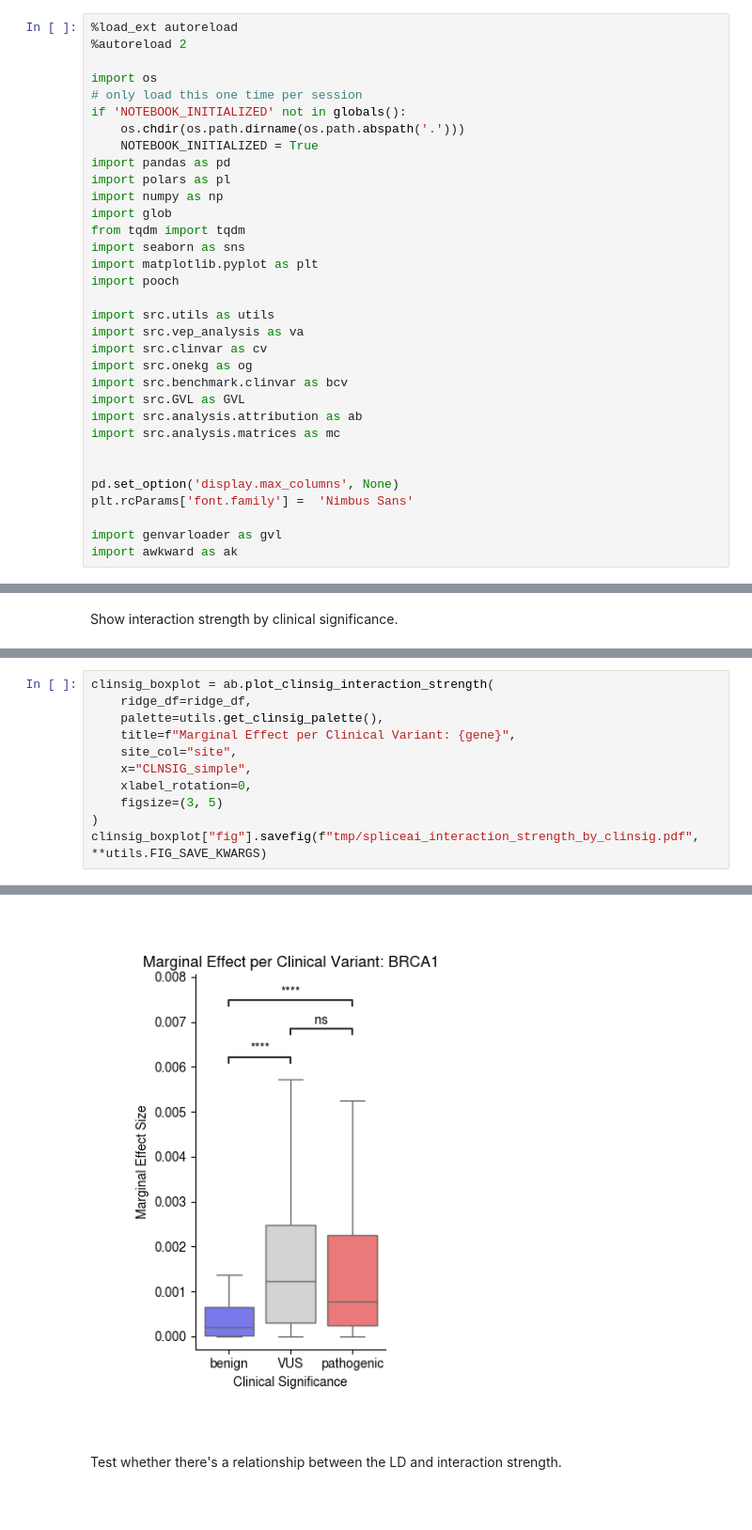
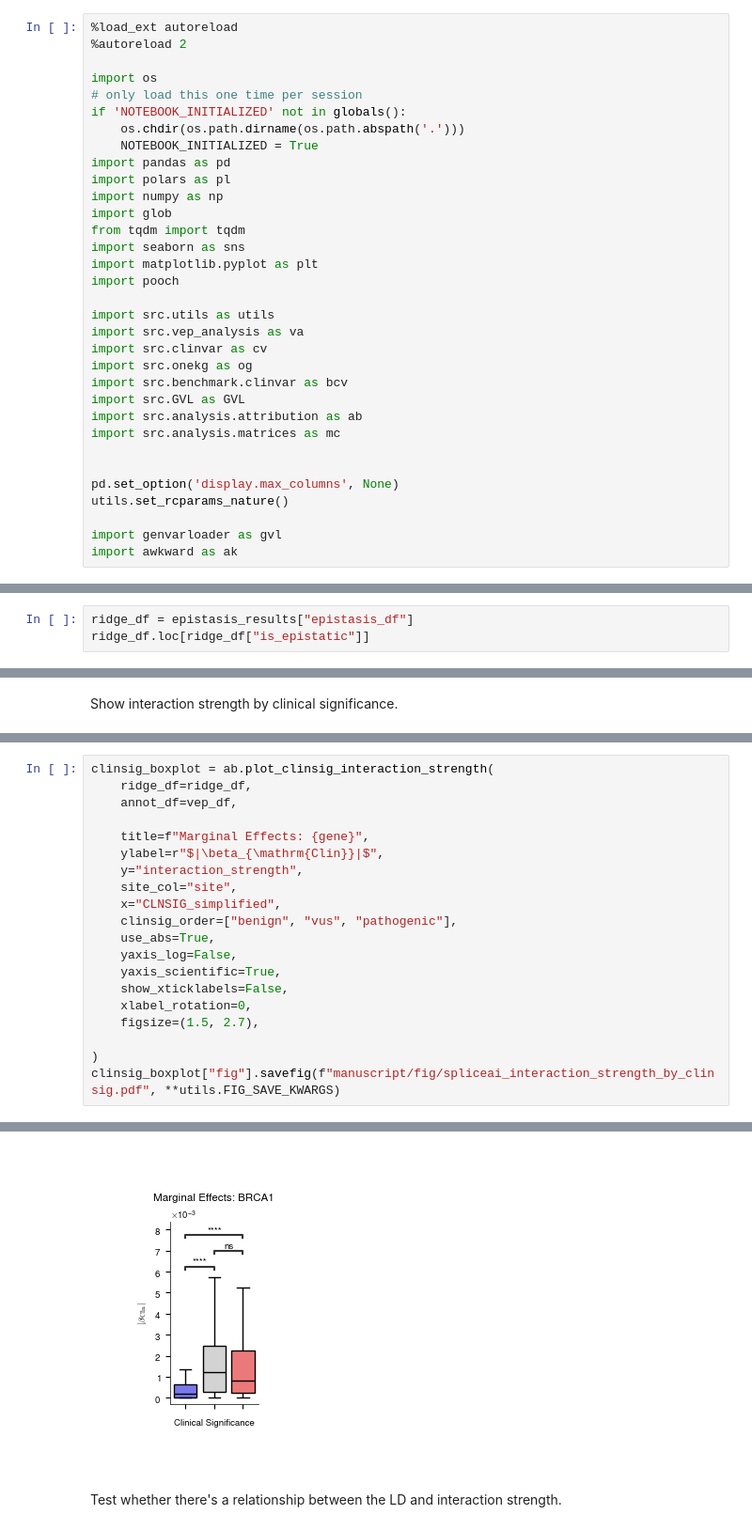
Before and after one commit to bschilder/VEP_DNA, a Jupyter notebook: notebooks/variant_attribution_SpliceAI.ipynb, the cells around one changed output, grey strips where cells are left out. Shown at 94% size. Cells and saved outputs as stored; diff of their text form; blank space fills up the shorter version.

```diff
--- a/notebooks/variant_attribution_SpliceAI.ipynb
+++ b/notebooks/variant_attribution_SpliceAI.ipynb
@@ -70,7 +70,7 @@ import src.analysis.matrices as mc
 
 
 pd.set_option('display.max_columns', None)
-plt.rcParams['font.family'] =  'Nimbus Sans'
+utils.set_rcparams_nature()
 
 import genvarloader as gvl
 import awkward as ak
@@ -489,0 +544,3 @@ ridge_df.head()
+# %%
+ridge_df = epistasis_results["epistasis_df"]
+ridge_df.loc[ridge_df["is_epistatic"]]
@@ -755,12 +891,21 @@ Show interaction strength by clinical significance.
 # %%
 clinsig_boxplot = ab.plot_clinsig_interaction_strength(
     ridge_df=ridge_df,
-    palette=utils.get_clinsig_palette(),
-    title=f"Marginal Effect per Clinical Variant: {gene}",
+    annot_df=vep_df,
+
+    title=f"Marginal Effects: {gene}",
+    ylabel=r"$|\beta_{\mathrm{Clin}}|$",
+    y="interaction_strength",
     site_col="site",
-    x="CLNSIG_simple",
+    x="CLNSIG_simplified",
+    clinsig_order=["benign", "vus", "pathogenic"],
+    use_abs=True,
+    yaxis_log=False,
+    yaxis_scientific=True,
+    show_xticklabels=False,
     xlabel_rotation=0,
-    figsize=(3, 5)
+    figsize=(1.5, 2.7),
+
 )
-clinsig_boxplot["fig"].savefig(f"tmp/spliceai_interaction_strength_by_clinsig.pdf", **utils.FIG_SAVE_KWARGS)
+clinsig_boxplot["fig"].savefig(f"manuscript/fig/spliceai_interaction_strength_by_clinsig.pdf", **utils.FIG_SAVE_KWARGS)
 # %% [output]
@@ -767,4 +918,4 @@ clinsig_boxplot["fig"].savefig(f"tmp/spliceai_interaction_strength_by_clinsig.pd
-[figure, old version]
+[figure, new version]
 # %% [markdown]
 Test whether there's a relationship between the LD and interaction strength.
 # %%
```
Also changed, not shown: parts of 29 cells of this notebook, 41 other files.
